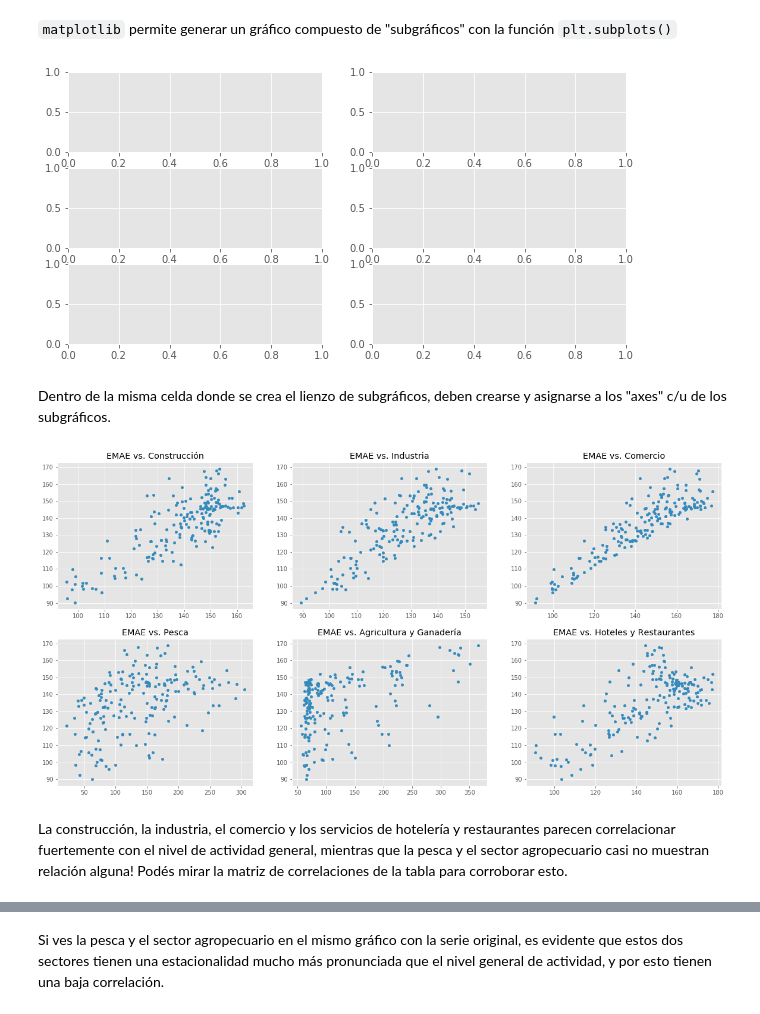
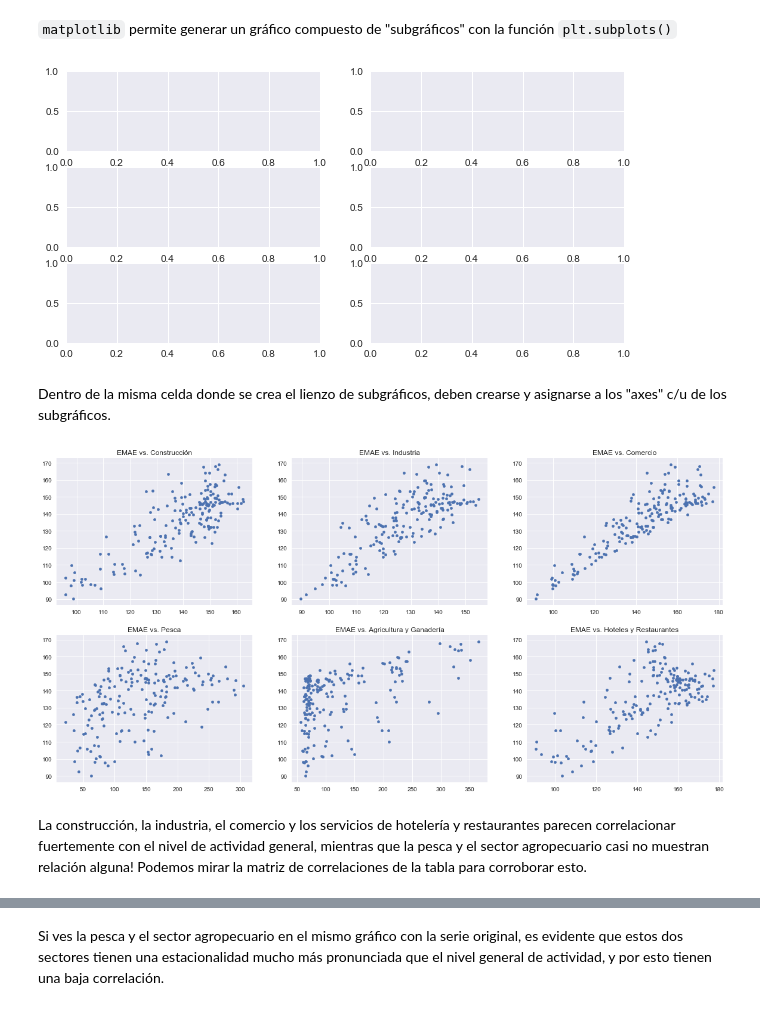
Before and after one commit to datosgobar/analisis-datos-python, a Jupyter notebook: Series-de-Tiempo/series-tiempo.ipynb, the cells around one changed output, grey strips where cells are left out. Drawn from its saved outputs; the diff is of its cells as text; code cells hidden in the pictures.

```diff
--- a/Series-de-Tiempo/series-tiempo.ipynb
+++ b/Series-de-Tiempo/series-tiempo.ipynb
@@ -18,9 +18,9 @@ import pandas as pd
 # permite que los gráficos se vean directamente en el notebook
 %matplotlib inline
 
-# aplica una hoja de estilos para los gráficos
+# aplica una hoja de estilos para los gráficos. Los estilos pueden encontrarse en: "https://matplotlib.org/3.1.1/gallery/style_sheets/style_sheets_reference.html"
 import matplotlib.pyplot as plt
-plt.style.use('ggplot')
+plt.style.use('seaborn')
 # %% [markdown]
 ## DataFrame
 # %%
@@ -263,9 +242,9 @@ nivel_actividad.plot.scatter("construccion", "indice_serie_original", figsize=(1
 `matplotlib` permite generar un gráfico compuesto de "subgráficos" con la función `plt.subplots()`
 # %%
 # genera un lienzo con 4 subgráficos vacíos
-fig, axes = plt.subplots( ncols=2, figsize=(10, 5), nrows=3)
+fig, axes = plt.subplots( ncols=2, nrows=3, figsize=(10, 5));
 # %% [output]
-[figure, old version]
+[figure, new version]
 # %% [markdown]
 Dentro de la misma celda donde se crea el lienzo de subgráficos, deben crearse y asignarse a los "axes" c/u de los subgráficos.
 # %%
@@ -286,9 +265,9 @@ for row in axes:
         ax.set_xlabel("")
         ax.set_ylabel("")
 # %% [output]
-[figure, old version]
+[figure, new version]
 # %% [markdown]
-La construcción, la industria, el comercio y los servicios de hotelería y restaurantes parecen correlacionar fuertemente con el nivel de actividad general, mientras que la pesca y el sector agropecuario casi no muestran relación alguna! Podés mirar la matriz de correlaciones de la tabla para corroborar esto.
+La construcción, la industria, el comercio y los servicios de hotelería y restaurantes parecen correlacionar fuertemente con el nivel de actividad general, mientras que la pesca y el sector agropecuario casi no muestran relación alguna! Podemos mirar la matriz de correlaciones de la tabla para corroborar esto.
 # %%
 nivel_actividad.corr()
 # %% [output]
```
Also changed, not shown: parts of 21 cells of this notebook.
